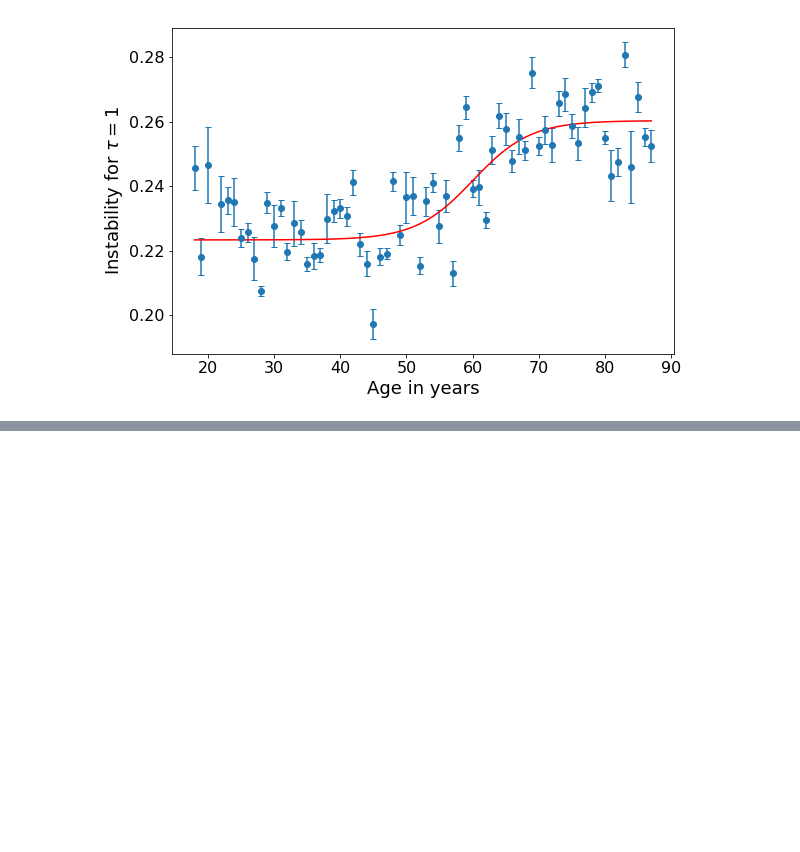
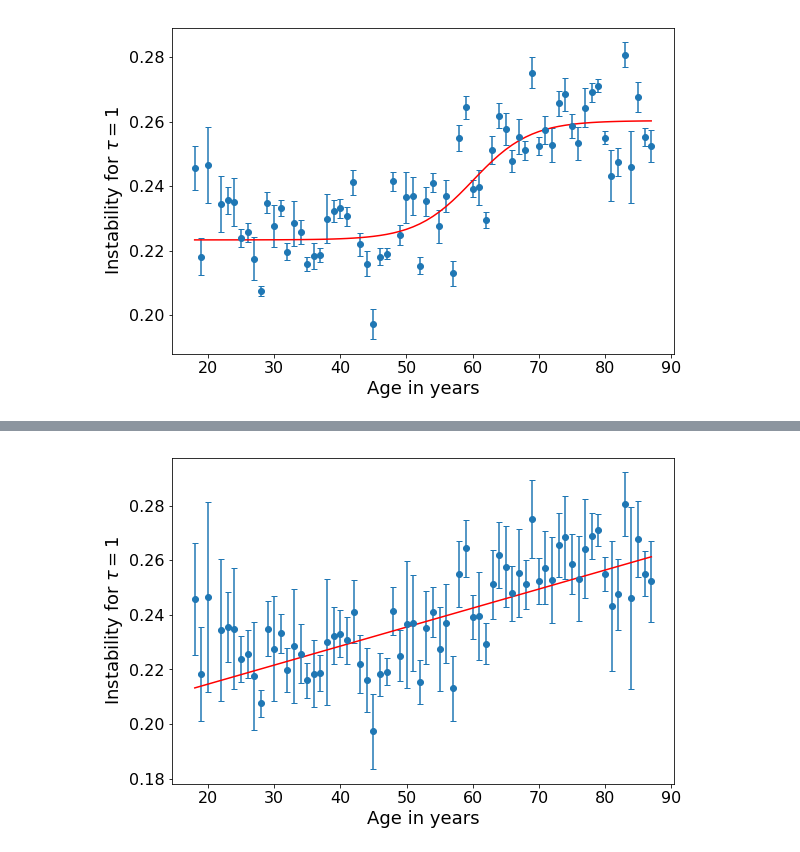
Before and after one commit to hstrey/fMRI-analysis, a Jupyter notebook: Instability.ipynb, the cells around one changed output, grey strips where cells are left out. Saved outputs shown, nothing was run; the diff lists cells and outputs as text; code cells hidden in the pictures; blank space fills up the shorter version.

Commit message:
added linear fit and compared the two

```diff
--- a/Instability.ipynb
+++ b/Instability.ipynb
@@ -121,3 +121,8 @@ plt.ylabel(r"Instability for $\tau=1$")
 plt.savefig("Instability_tau_1_SE.png")
 # %% [output]
 [figure]
+# %%
+linmod = lm.models.LinearModel()
+linpars = linmod.guess(instability["Instability Mean"], x=instability["Age"])
+outlin = linmod.fit(instability["Instability Mean"],linpars,x=instability["Age"],weights=1/instability["Instability Std"])
+print(outlin.fit_report(min_correl=0.25))
@@ -123,0 +145,14 @@ plt.savefig("Instability_tau_1_SE.png")
+# %%
+plt.figure(figsize=(9,6))
+plt.errorbar(instability["Age"],
+             instability["Instability Mean"],
+             yerr=3*instability["Instability SE"],
+             fmt="o",
+            capsize=3)
+#plt.plot(instability_clean["Age"], out.init_fit, 'k--')
+plt.plot(instability["Age"], outlin.best_fit, 'r-')
+plt.xlabel("Age in years")
+plt.ylabel(r"Instability for $\tau=1$")
+plt.savefig("Instability_tau_1_3SE_lin.png")
+# %% [output]
+[figure, added]
```
Also changed, not shown: parts of 1 cell of this notebook, 1 other file.
